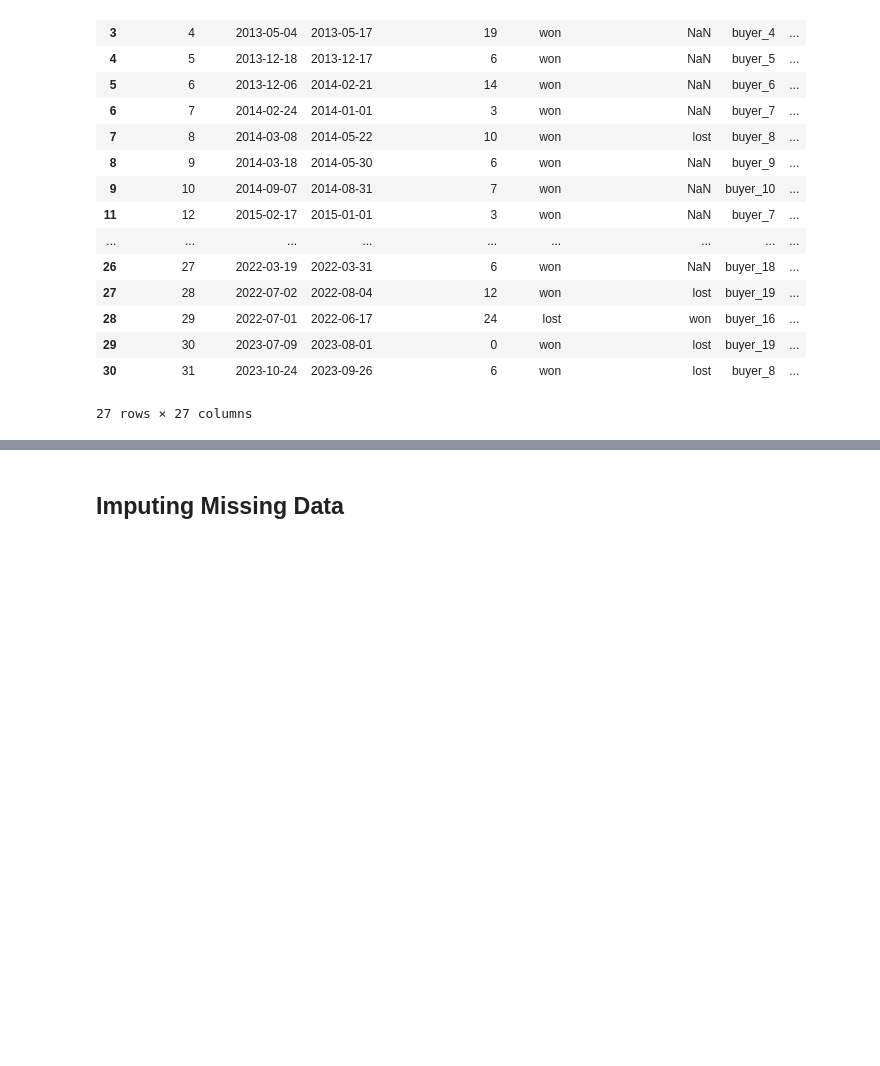
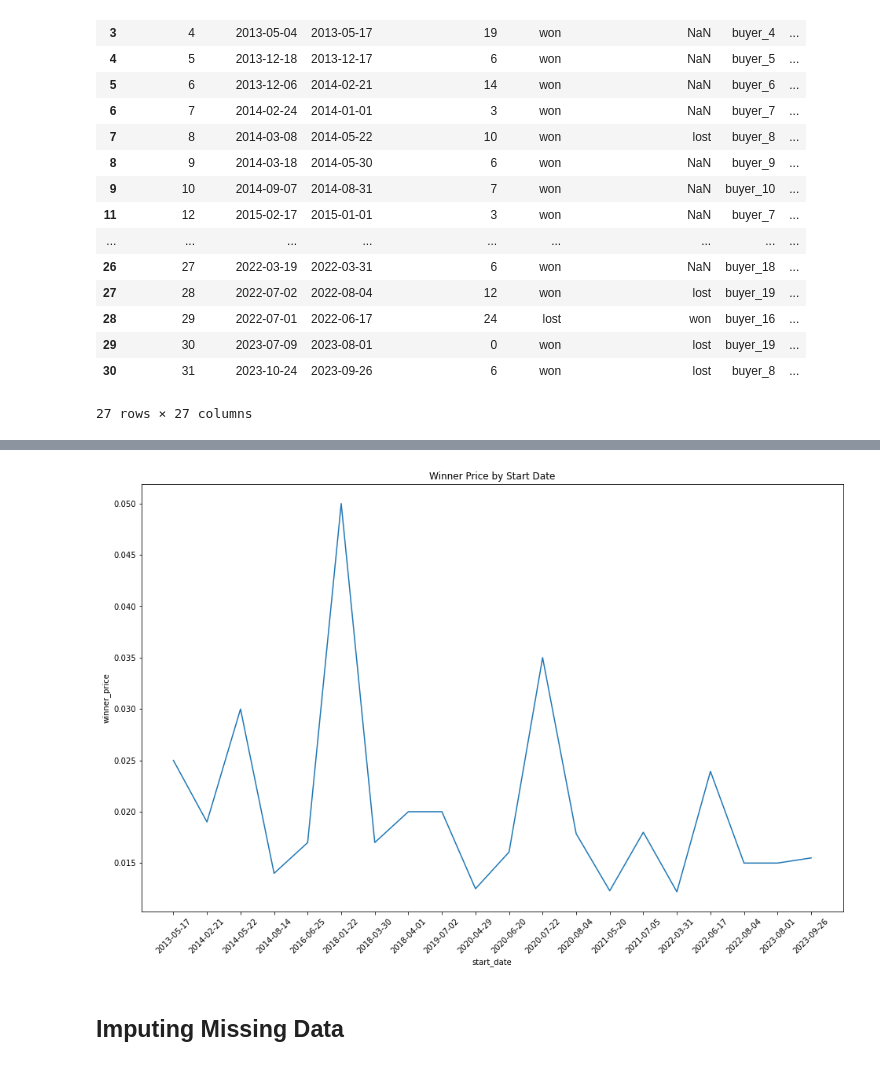
Before and after one commit to JoeCookProgramming/code-20240421-joecook, a Jupyter notebook: winner_price.ipynb, the cells around one changed output, grey strips where cells are left out. Cells and saved outputs as stored; diff of their text form; code cells hidden in the pictures; blank space fills up the shorter version.

```diff
--- a/winner_price.ipynb
+++ b/winner_price.ipynb
@@ -200,3 +259,13 @@ df
+# %%
+plt.subplots(figsize=(16,10))
+
+sns.lineplot(data=df, x="start_date", y="winner_price").set_title('Winner Price by Start Date')
+plt.tick_params(axis='x', rotation=45)
+
+fig.tight_layout()
+fig.show()
+# %% [output]
+[figure, added]
 # %% [markdown]
 ## Imputing Missing Data
 # %%
```
Also changed, not shown: parts of 8 cells of this notebook, 2 other files.
